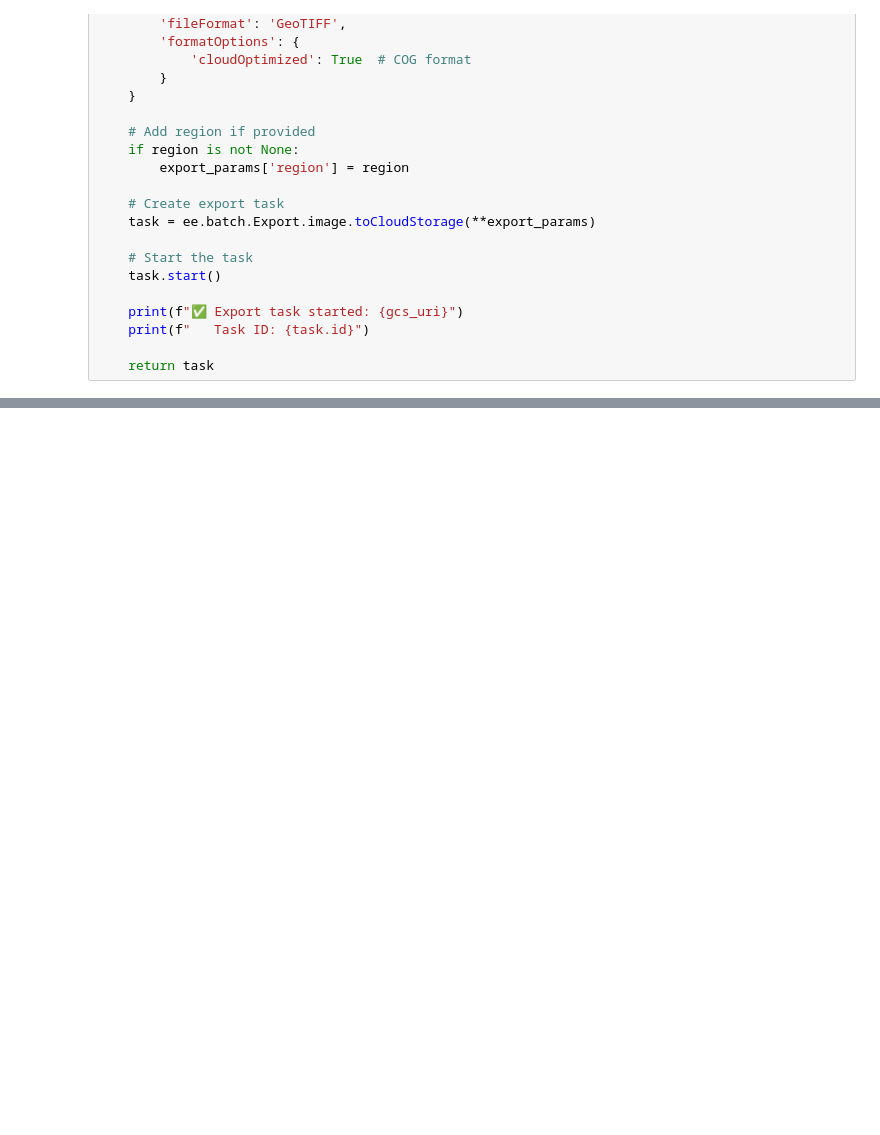
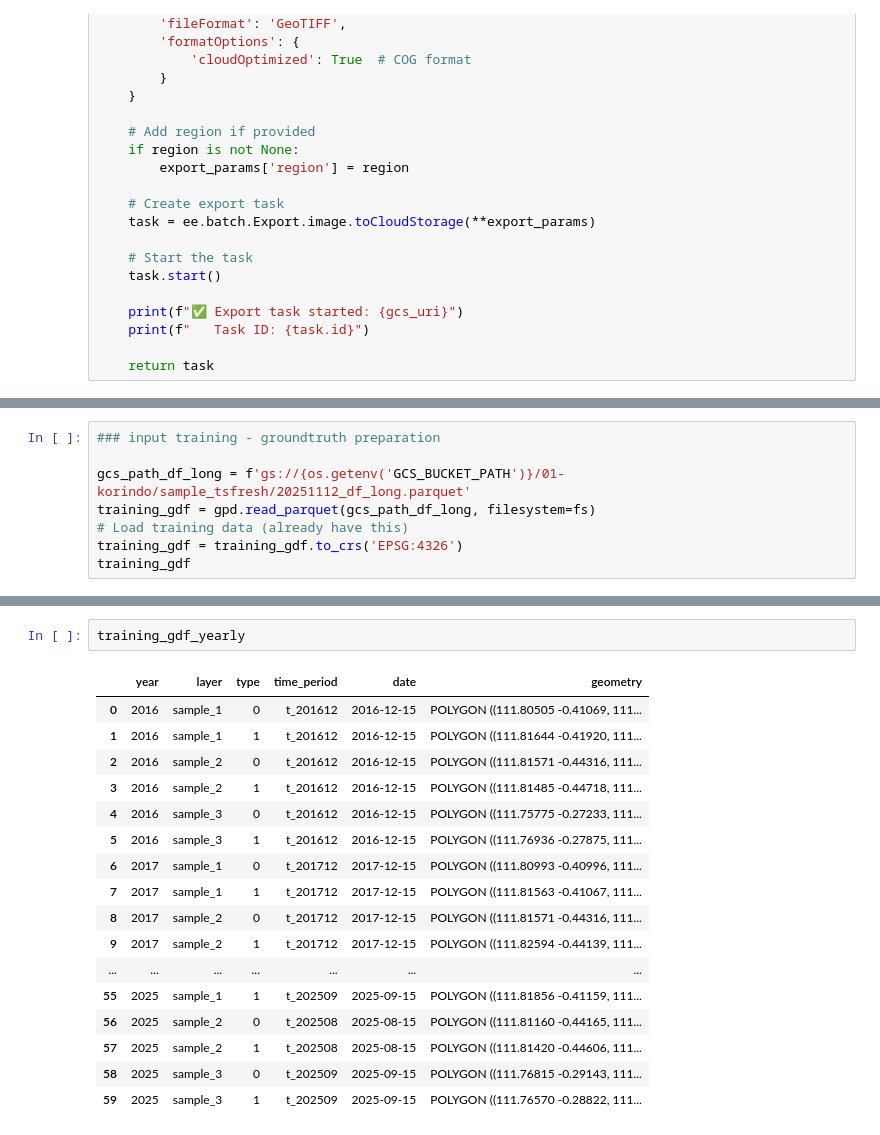
Before and after one commit to miqbalf/gis-carbon-ai, a Jupyter notebook: jupyter/notebooks/02k_spectral_indices_landtrendr.ipynb, the cells around one changed output, grey strips where cells are left out. Cells and saved outputs as stored; diff of their text form; blank space fills up the shorter version.

Commit message:
Update subproject commit references and adjust Jupyter notebooks for improved clarity; modified paths to use environment variables for GCS bucket references and reset execution counts.

```diff
--- a/jupyter/notebooks/02k_spectral_indices_landtrendr.ipynb
+++ b/jupyter/notebooks/02k_spectral_indices_landtrendr.ipynb
@@ -585,0 +1232,8 @@ Result bands: ['LandTrendr', 'rmse']
+# %%
+### input training - groundtruth preparation
+
+gcs_path_df_long = f'gs://{os.getenv('GCS_BUCKET_PATH')}/01-korindo/sample_tsfresh/20251112_df_long.parquet'
+training_gdf = gpd.read_parquet(gcs_path_df_long, filesystem=fs)
+# Load training data (already have this)
+training_gdf = training_gdf.to_crs('EPSG:4326')
+training_gdf
@@ -585,0 +1352,20 @@ Result bands: ['LandTrendr', 'rmse']
+# %%
+training_gdf_yearly
+# %% [output]
+|  | year | layer | type | time_period | date | geometry |
+| 0 | 2016 | sample_1 | 0 | t_201612 | 2016-12-15 | POLYGON ((111.80505 -0.41069, 111... |
+| 1 | 2016 | sample_1 | 1 | t_201612 | 2016-12-15 | POLYGON ((111.81644 -0.41920, 111... |
+| 2 | 2016 | sample_2 | 0 | t_201612 | 2016-12-15 | POLYGON ((111.81571 -0.44316, 111... |
+| 3 | 2016 | sample_2 | 1 | t_201612 | 2016-12-15 | POLYGON ((111.81485 -0.44718, 111... |
+| 4 | 2016 | sample_3 | 0 | t_201612 | 2016-12-15 | POLYGON ((111.75775 -0.27233, 111... |
+| 5 | 2016 | sample_3 | 1 | t_201612 | 2016-12-15 | POLYGON ((111.76936 -0.27875, 111... |
+| 6 | 2017 | sample_1 | 0 | t_201712 | 2017-12-15 | POLYGON ((111.80993 -0.40996, 111... |
+| 7 | 2017 | sample_1 | 1 | t_201712 | 2017-12-15 | POLYGON ((111.81563 -0.41067, 111... |
+| 8 | 2017 | sample_2 | 0 | t_201712 | 2017-12-15 | POLYGON ((111.81571 -0.44316, 111... |
+| 9 | 2017 | sample_2 | 1 | t_201712 | 2017-12-15 | POLYGON ((111.82594 -0.44139, 111... |
+| ... | ... | ... | ... | ... | ... | ... |
+| 55 | 2025 | sample_1 | 1 | t_202509 | 2025-09-15 | POLYGON ((111.81856 -0.41159, 111... |
+| 56 | 2025 | sample_2 | 0 | t_202508 | 2025-08-15 | POLYGON ((111.81160 -0.44165, 111... |
+| 57 | 2025 | sample_2 | 1 | t_202508 | 2025-08-15 | POLYGON ((111.81420 -0.44606, 111... |
+| 58 | 2025 | sample_3 | 0 | t_202509 | 2025-09-15 | POLYGON ((111.76815 -0.29143, 111... |
+| 59 | 2025 | sample_3 | 1 | t_202509 | 2025-09-15 | POLYGON ((111.76570 -0.28822, 111... |
```
Also changed, not shown: parts of 26 cells of this notebook, 17 other files.
